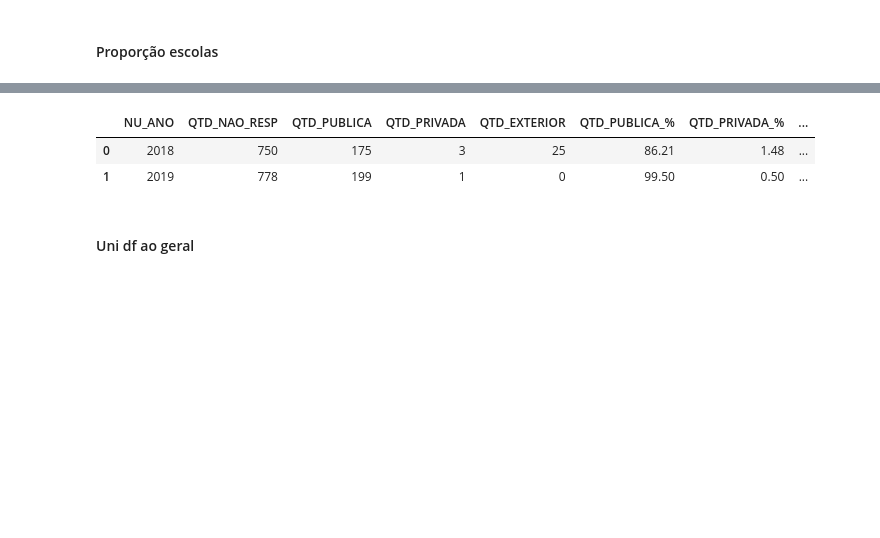
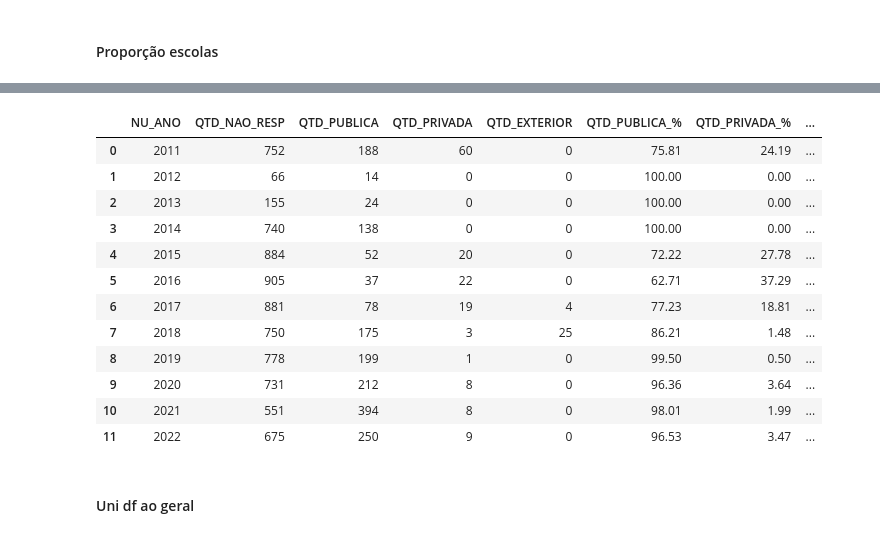
Before and after one commit to Bruno-Santana-Eco/Analise-de-Dados-ENEM, a Jupyter notebook: DataPrep1.ipynb, the cells around one changed output, grey strips where cells are left out. Cells and saved outputs as stored; diff of their text form; code cells hidden in the pictures; blank space fills up the shorter version.

```diff
--- a/DataPrep1.ipynb
+++ b/DataPrep1.ipynb
@@ -223,21 +289,31 @@ geral3_pct.head()
 # %%
 soma_total = geral3_pct.sum(axis=1)
 
 # Iterar sobre as colunas e criar as colunas percentuais automaticamente
 for coluna in geral3_pct.columns:
     if coluna.startswith('QTD_'):  # Certifica-se de que estamos lidando apenas com as colunas relevantes
         coluna_percentual = coluna + '_%'
         proporcao_coluna = geral3_pct[coluna] / soma_total
         geral3_pct[coluna_percentual] = (proporcao_coluna * 100).round(2)
 
 geral3_pct.head()
 
 geral3 = geral3.merge(geral3_pct, on=['QTD_PUBLICA', 'QTD_PRIVADA','QTD_EXTERIOR'], how='outer')
-geral3.head()
+geral3.head(13)
 # %% [output]
 |  | NU_ANO | QTD_NAO_RESP | QTD_PUBLICA | QTD_PRIVADA | QTD_EXTERIOR | QTD_PUBLICA_% | QTD_PRIVADA_% | ... |
-| 0 | 2018 | 750 | 175 | 3 | 25 | 86.21 | 1.48 | ... |
-| 1 | 2019 | 778 | 199 | 1 | 0 | 99.50 | 0.50 | ... |
+| 0 | 2011 | 752 | 188 | 60 | 0 | 75.81 | 24.19 | ... |
+| 1 | 2012 | 66 | 14 | 0 | 0 | 100.00 | 0.00 | ... |
+| 2 | 2013 | 155 | 24 | 0 | 0 | 100.00 | 0.00 | ... |
+| 3 | 2014 | 740 | 138 | 0 | 0 | 100.00 | 0.00 | ... |
+| 4 | 2015 | 884 | 52 | 20 | 0 | 72.22 | 27.78 | ... |
+| 5 | 2016 | 905 | 37 | 22 | 0 | 62.71 | 37.29 | ... |
+| 6 | 2017 | 881 | 78 | 19 | 4 | 77.23 | 18.81 | ... |
+| 7 | 2018 | 750 | 175 | 3 | 25 | 86.21 | 1.48 | ... |
+| 8 | 2019 | 778 | 199 | 1 | 0 | 99.50 | 0.50 | ... |
+| 9 | 2020 | 731 | 212 | 8 | 0 | 96.36 | 3.64 | ... |
+| 10 | 2021 | 551 | 394 | 8 | 0 | 98.01 | 1.99 | ... |
+| 11 | 2022 | 675 | 250 | 9 | 0 | 96.53 | 3.47 | ... |
 # %% [markdown]
 #### Uni df ao geral
 # %%
```
Also changed, not shown: parts of 17 cells of this notebook, 3 other files.
